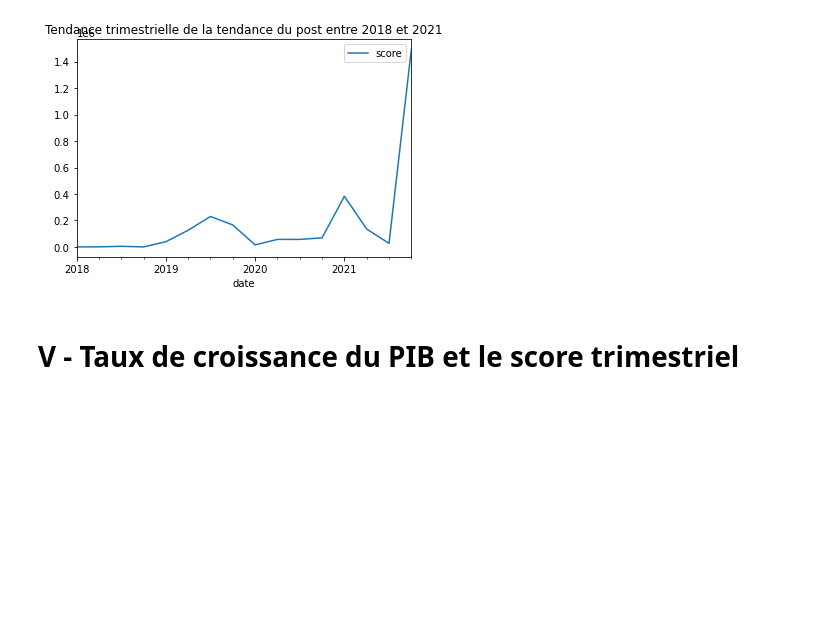
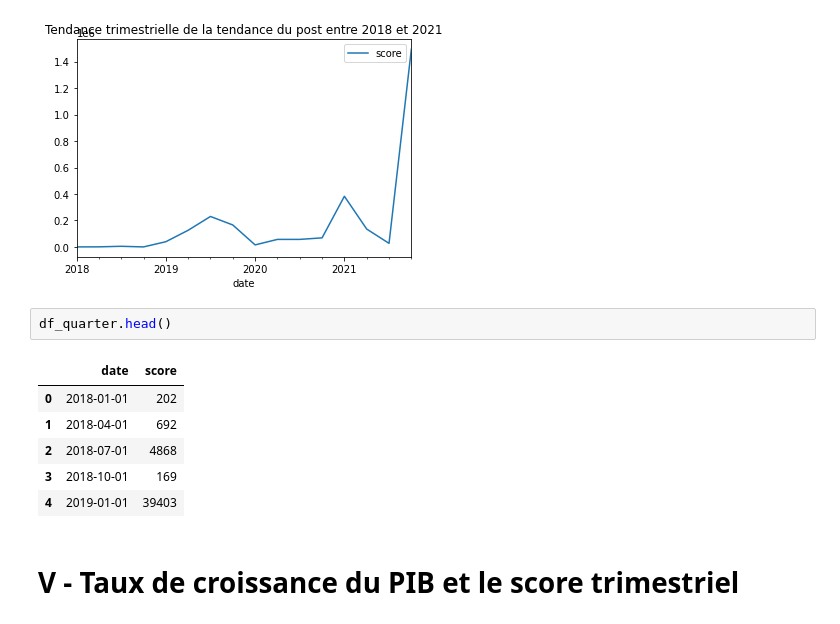
Before and after one commit to nTollot/Projet-programmation, a Jupyter notebook: Web Scraping on Reddit .ipynb, the cells around one changed output. Drawn from its saved outputs; the diff is of its cells as text; blank space fills up the shorter version.

```diff
--- a/Web Scraping on Reddit .ipynb
+++ b/Web Scraping on Reddit .ipynb
@@ -244,6 +243,15 @@ df_quarter.plot(kind='line',x='date',y='score',title='Tendance trimestrielle de
 # %% [output]
 <AxesSubplot:title={'center':'Tendance trimestrielle de la tendance du post entre 2018 et 2021'}, xlabel='date'>
 [figure]
+# %%
+df_quarter.head()
+# %% [output]
+|  | date | score |
+| 0 | 2018-01-01 | 202 |
+| 1 | 2018-04-01 | 692 |
+| 2 | 2018-07-01 | 4868 |
+| 3 | 2018-10-01 | 169 |
+| 4 | 2019-01-01 | 39403 |
 # %% [markdown]
 # V - Taux de croissance du PIB et le score trimestriel
 # %%
```
Also changed, not shown: parts of 15 cells of this notebook.
